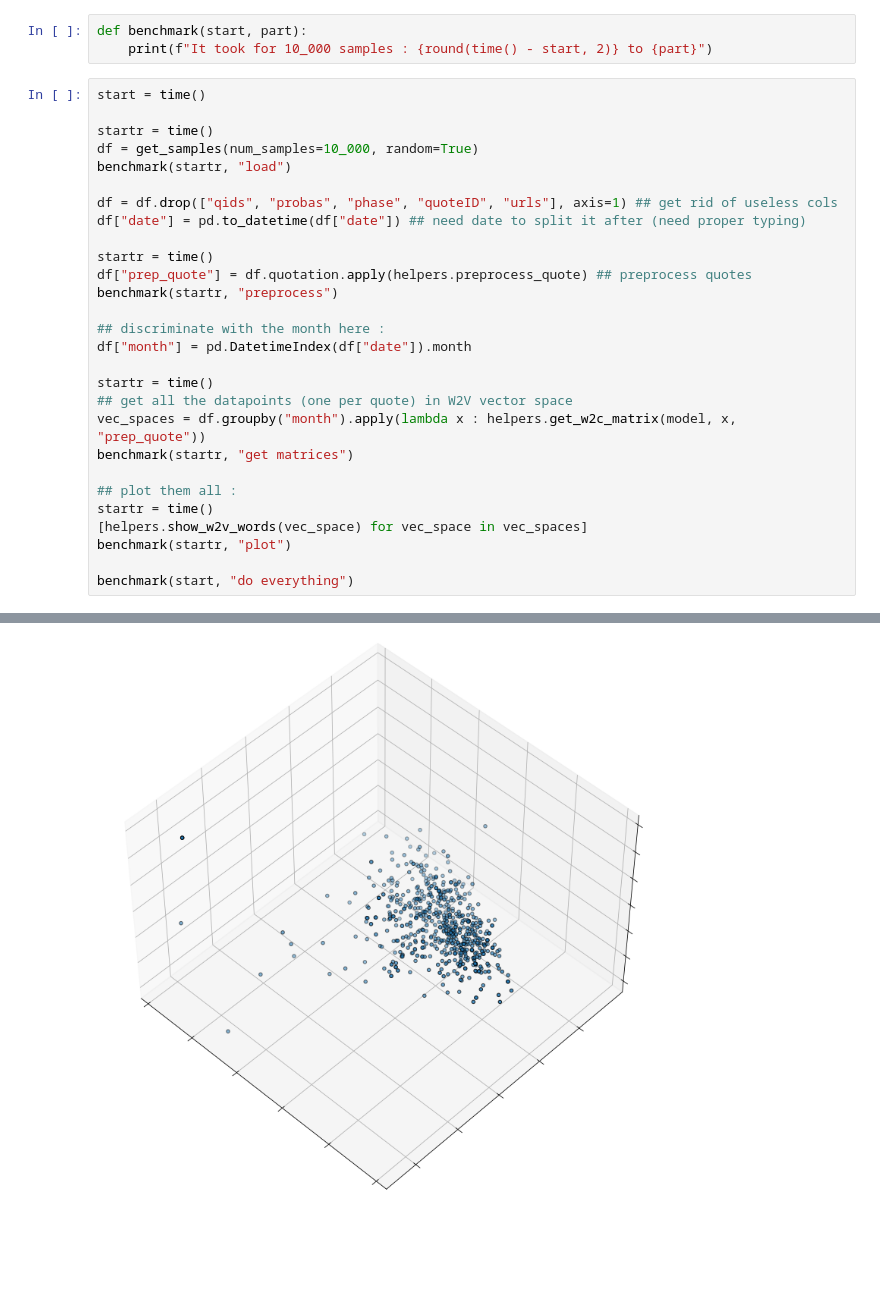
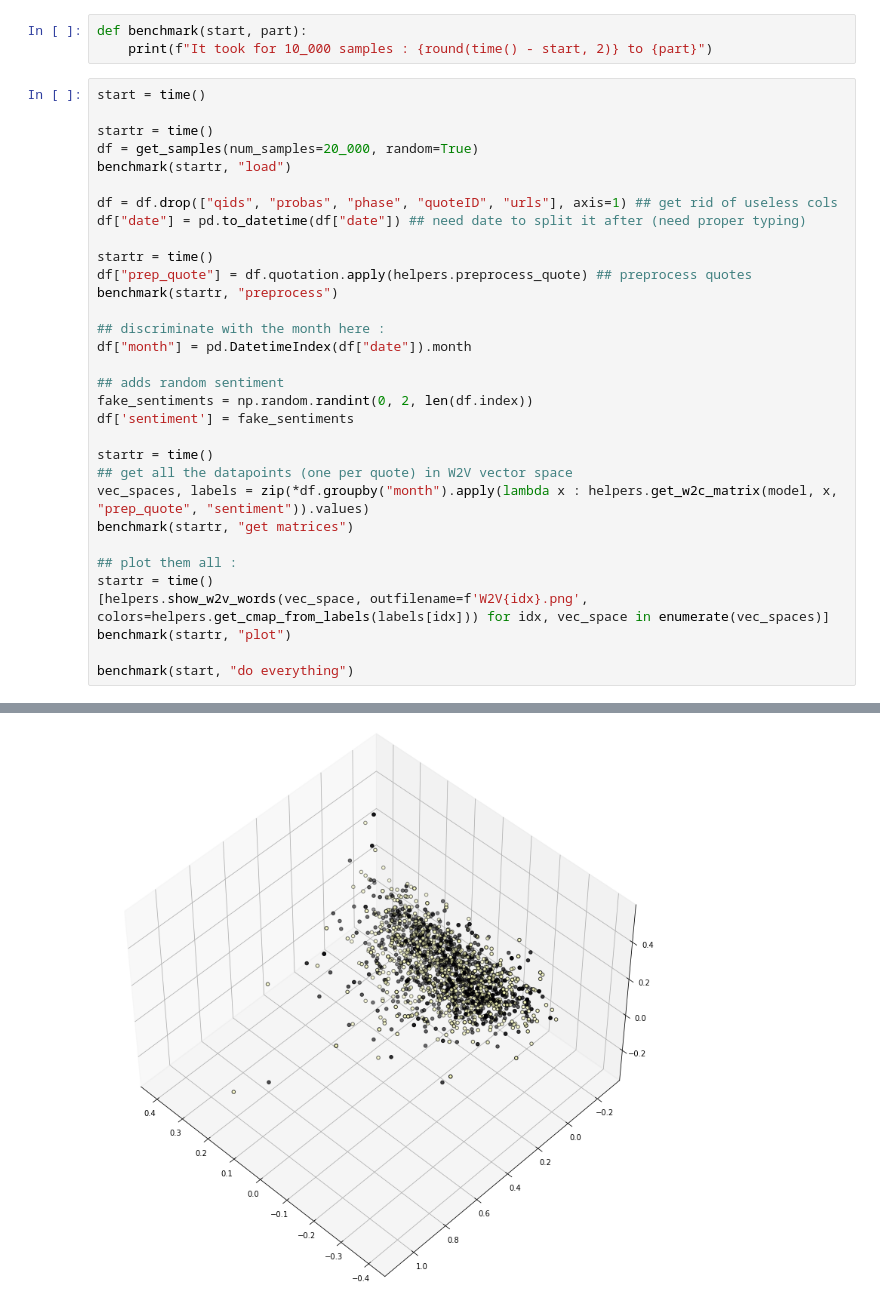
Before and after one commit to epfl-ada/ada-2021-project-adada-sur-mon-bidet, a Jupyter notebook: word_embeddings.ipynb, the cells around one changed output, grey strips where cells are left out. Saved outputs shown, nothing was run; the diff lists cells and outputs as text; blank space fills up the shorter version.

```diff
--- a/word_embeddings.ipynb
+++ b/word_embeddings.ipynb
@@ -152,7 +137,7 @@ def benchmark(start, part):
 start = time()
 
 startr = time()
-df = get_samples(num_samples=10_000, random=True)
+df = get_samples(num_samples=20_000, random=True)
 benchmark(startr, "load")
 
 df = df.drop(["qids", "probas", "phase", "quoteID", "urls"], axis=1) ## get rid of useless cols
@@ -165,14 +150,18 @@ benchmark(startr, "preprocess")
 ## discriminate with the month here :
 df["month"] = pd.DatetimeIndex(df["date"]).month
 
+## adds random sentiment
+fake_sentiments = np.random.randint(0, 2, len(df.index))
+df['sentiment'] = fake_sentiments
+
 startr = time()
 ## get all the datapoints (one per quote) in W2V vector space
-vec_spaces = df.groupby("month").apply(lambda x : helpers.get_w2c_matrix(model, x, "prep_quote"))
+vec_spaces, labels = zip(*df.groupby("month").apply(lambda x : helpers.get_w2c_matrix(model, x, "prep_quote", "sentiment")).values)
 benchmark(startr, "get matrices")
 
 ## plot them all :
 startr = time()
-[helpers.show_w2v_words(vec_space) for vec_space in vec_spaces]
+[helpers.show_w2v_words(vec_space, outfilename=f'W2V{idx}.png', colors=helpers.get_cmap_from_labels(labels[idx])) for idx, vec_space in enumerate(vec_spaces)]
 benchmark(startr, "plot")
 
 benchmark(start, "do everything")
@@ -183 +173 @@ It took for 10_000 samples : 1.76 to get matrices
-[figure, old version]
+[figure, new version]
```
Also changed, not shown: parts of 22 cells of this notebook.
